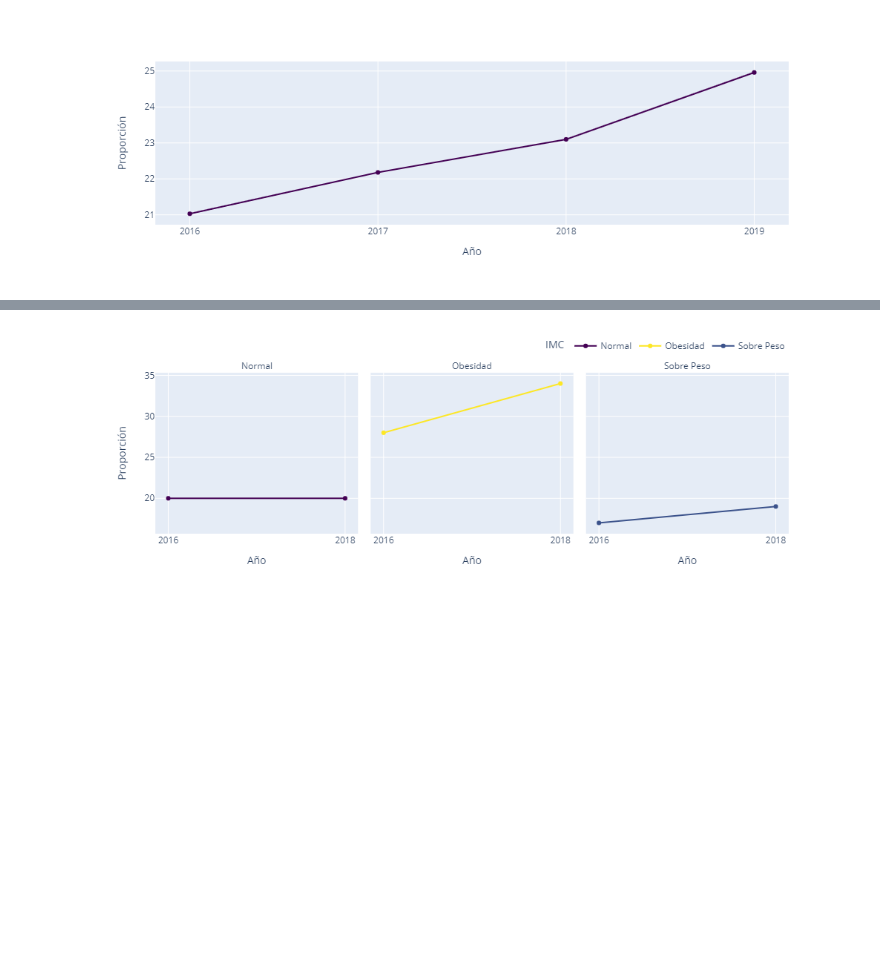
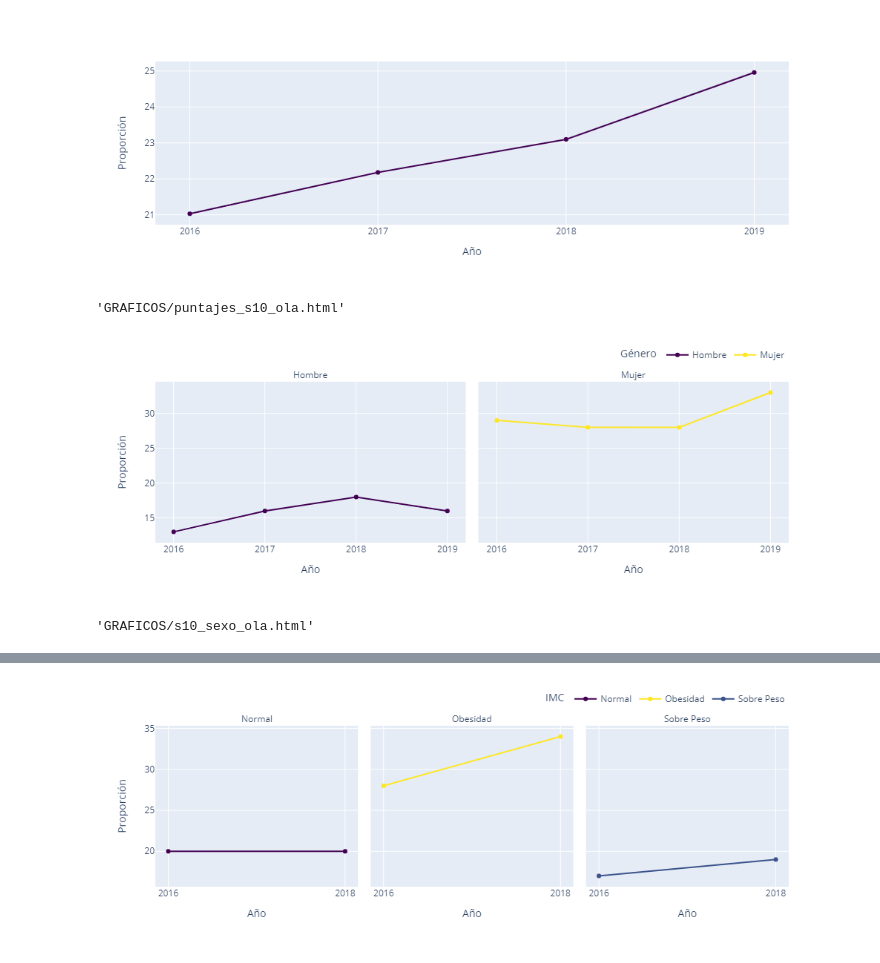
Before and after one commit to CarlosDelgadoG/presentacion_ELSOC, a Jupyter notebook: graficos.ipynb, the cells around one changed output, grey strips where cells are left out. Cells and saved outputs as stored; diff of their text form; code cells hidden in the pictures; blank space fills up the shorter version.

Commit message:
agregar presentacion y poner los graficos

```diff
--- a/graficos.ipynb
+++ b/graficos.ipynb
@@ -90,6 +95,10 @@ gf_s10_ola=(px.line(s10_ola,
 gf_s10_ola
 # %% [output]
 [figure]
+# %%
+py.plot(gf_s10_ola,filename='GRAFICOS/puntajes_s10_ola.html',auto_open=False)
+# %% [output]
+'GRAFICOS/puntajes_s10_ola.html'
 # %%
 #Función para calcular promedios ponderados
 def w_avg(var):
@@ -120,5 +129,12 @@ def grafo_var(var,desc):
     for_each_annotation(lambda a: a.update(text=a.text.split("=")[-1])))
     return fig
 # %%
-grafo_var('m0_sexo_fac','Género')
+gf_sexo_ola=grafo_var('m0_sexo_fac','Género')
+gf_sexo_ola
+# %% [output]
+[figure, added]
+# %%
+py.plot(gf_sexo_ola,filename='GRAFICOS/s10_sexo_ola.html',auto_open=False)
+# %% [output]
+'GRAFICOS/s10_sexo_ola.html'
 # %%
```
Also changed, not shown: parts of 10 cells of this notebook, 11 other files.
